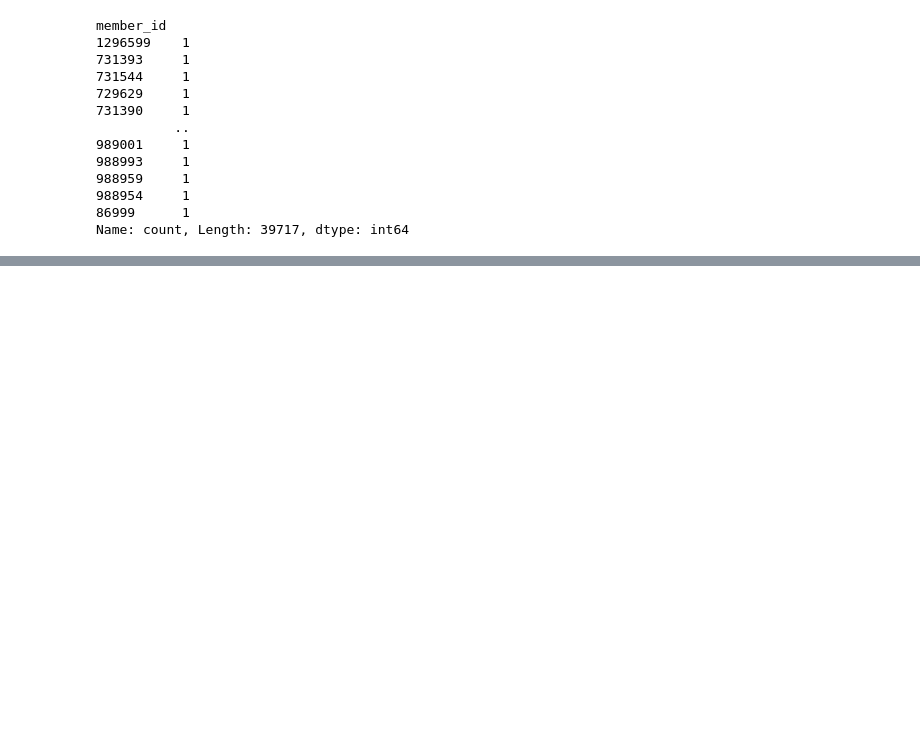
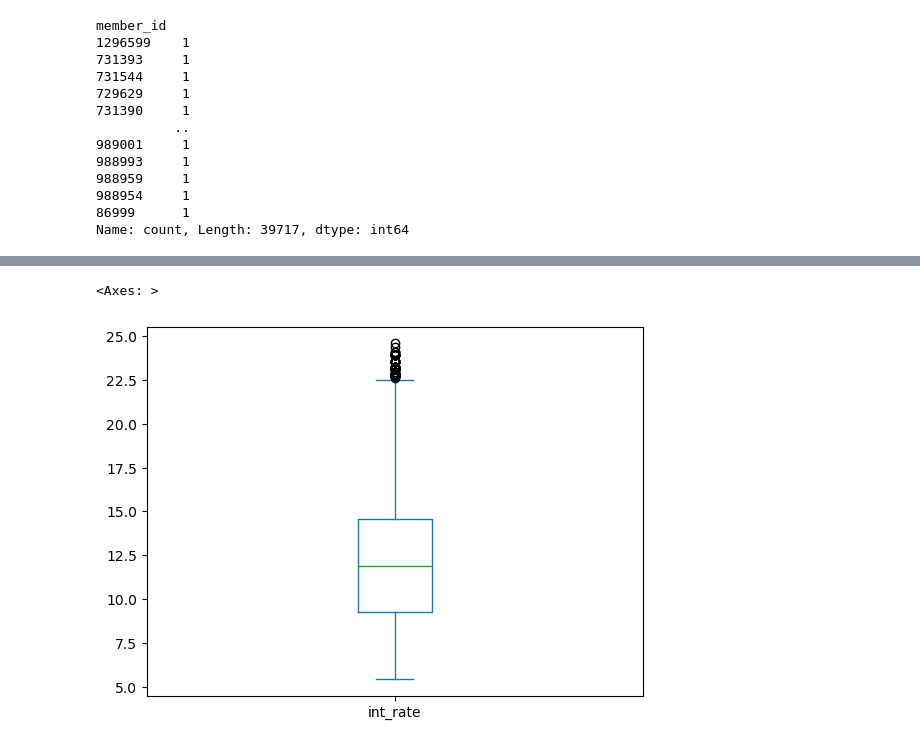
Before and after one commit to jatinmj/LendingClub_CaseStudy, a Jupyter notebook: Lending_club_caseStudy_Ishita_bhargava.ipynb, the cells around one changed output, grey strips where cells are left out. Cells and saved outputs as stored; diff of their text form; code cells hidden in the pictures; blank space fills up the shorter version.

```diff
--- a/Lending_club_caseStudy_Ishita_bhargava.ipynb
+++ b/Lending_club_caseStudy_Ishita_bhargava.ipynb
@@ -753,3 +718,17 @@ Others:-
 	2. member_id
 	3. emp_title()
 	4. open_acc
+# %%
+datetime_cols = Clean_data.loc[:,['earliest_cr_line','last_pymnt_d','issue_d']]
+# %%
+for x in datetime_cols:
+    Clean_data[x]=pd.to_datetime(Clean_data[x], format='%b-%y')
+# %%
+Clean_data['revol_util'] =Clean_data['revol_util'].apply(lambda x : x if pd.isnull(x) else float(x[:-1]))
+# %%
+Clean_data['int_rate'] =Clean_data['int_rate'].apply(lambda x : float(x[:-1]))
+# %%
+Clean_data['int_rate'].plot.box()
+# %% [output]
+<Axes: >
+[figure, added]
```
Also changed, not shown: parts of 8 cells of this notebook.
